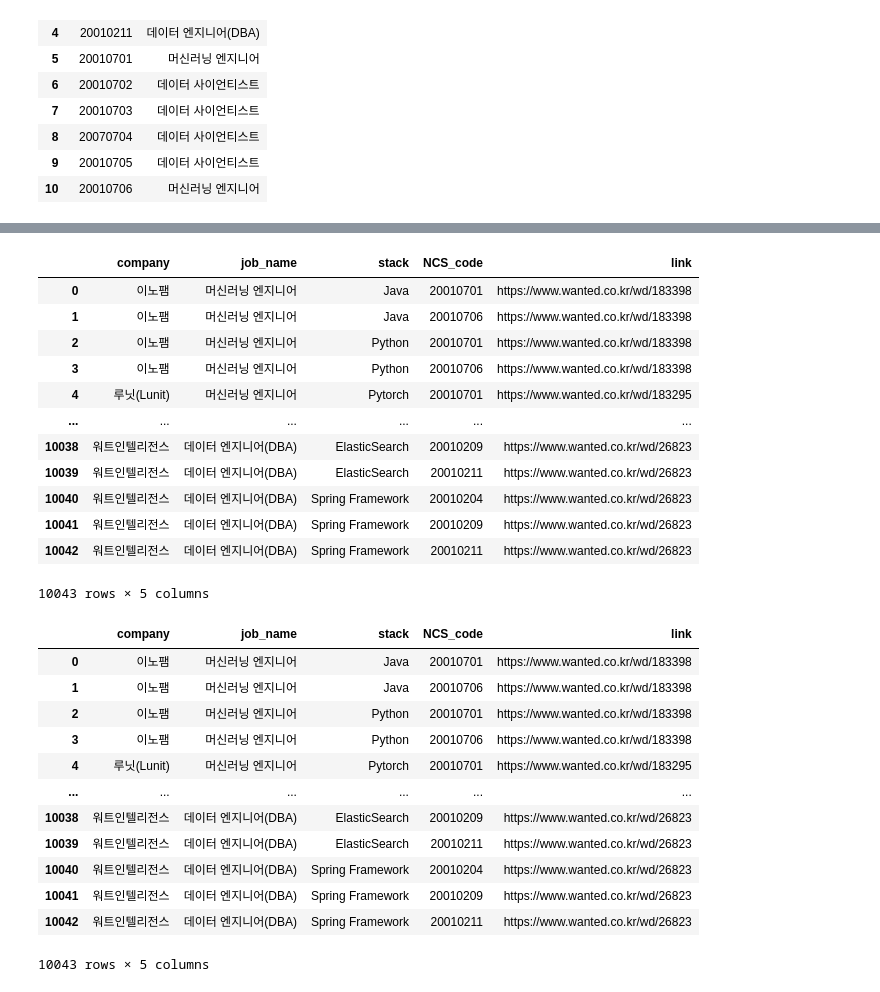
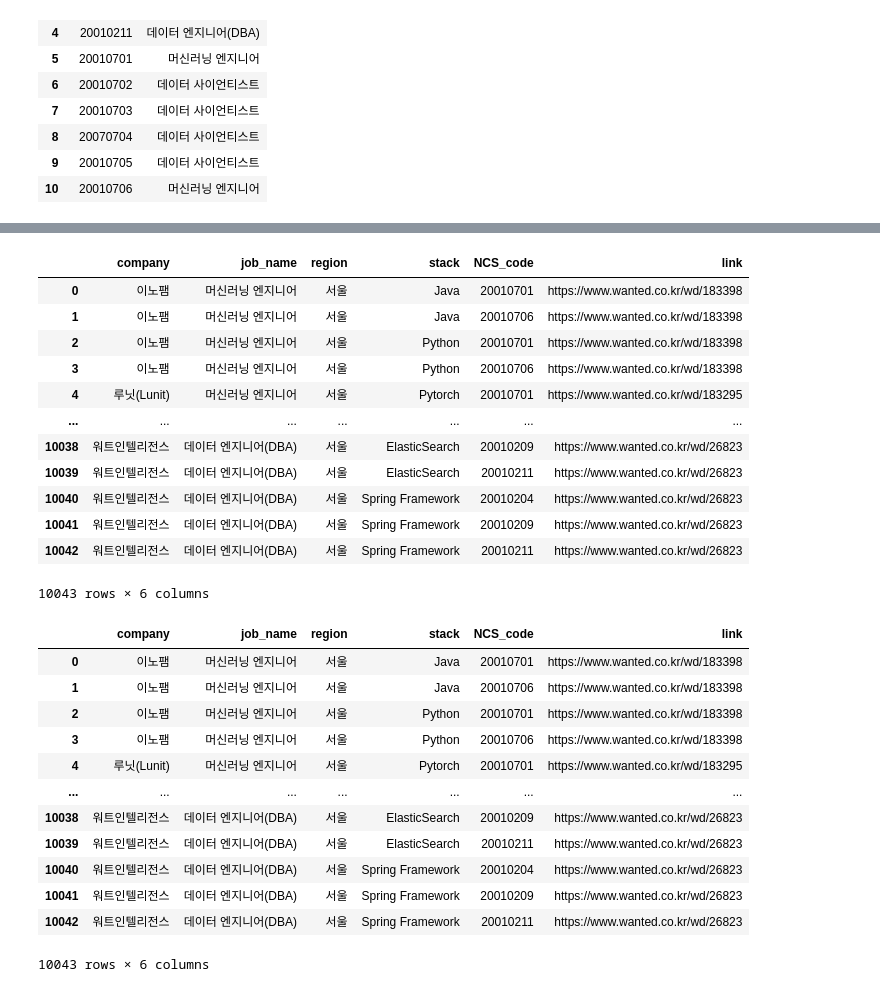
Before and after one commit to gchin97/multi_finalproject, a Jupyter notebook: 원티드_크롤링_2차.ipynb, the cells around one changed output, grey strips where cells are left out. Saved outputs shown, nothing was run; the diff lists cells and outputs as text; code cells hidden in the pictures.

```diff
--- a/원티드_크롤링_2차.ipynb
+++ b/원티드_크롤링_2차.ipynb
@@ -416,13 +416,14 @@ ncs_job.to_csv('data/NCS_jobname.csv', encoding='utf-8', index=False)
 import re
 
 # 새로운 DataFrame 생성
-new_jobs = pd.DataFrame(columns=['company', 'job_name', 'stack', 'NCS_code', 'link'], index=[0])
+new_jobs = pd.DataFrame(columns=['company', 'job_name', 'region', 'stack', 'NCS_code', 'link'], index=[0])
 new_jobs.drop(0, axis=0, inplace=True)
 
 # 각 스택별로 분리
 for i in range(len(wanted_MLE)):
     company = wanted_MLE.iloc[i, 3]
     job_name = wanted_MLE.iloc[i, 5]
+    region = wanted_MLE.iloc[i, 2]
     stack = wanted_MLE.iloc[i, 0]
     preference = wanted_MLE.iloc[i, 1]
     link = wanted_MLE.iloc[i, 4]
@@ -433,7 +434,7 @@ for i in range(len(wanted_MLE)):
         for j in stack:
             if j in stacks:
                 for ncs in ncs_code:
-                    target = pd.DataFrame({'company':company, 'job_name':job_name, 'stack':j, 'NCS_code':ncs, 'link':link}, index=[0])
+                    target = pd.DataFrame({'company':company, 'job_name':job_name, 'region':region, 'stack':j, 'NCS_code':ncs, 'link':link}, index=[0])
                     new_jobs = pd.concat([new_jobs, target], ignore_index=True, axis=0)
     elif type(preference) == list:
         for k in preference:
@@ -449,13 +450,13 @@ for i in range(len(wanted_MLE)):
                                 pass
                             else:
                                 for ncs in ncs_code:
-                                    target = pd.DataFrame({'company':company, 'job_name':job_name, 'stack':l, 'NCS_code':ncs, 'link':link}, index=[0])
+                                    target = pd.DataFrame({'company':company, 'job_name':job_name, 'region':region, 'stack':l, 'NCS_code':ncs, 'link':link}, index=[0])
                                     new_jobs = pd.concat([new_jobs, target], ignore_index=True, axis=0)
                     # 위 조건에 맞지 않는 경우
                     else:
                         for v in result:
                             for ncs in ncs_code:
-                                    target = pd.DataFrame({'company':company, 'job_name':job_name, 'stack':l, 'NCS_code':ncs, 'link':link}, index=[0])
+                                    target = pd.DataFrame({'company':company, 'job_name':job_name, 'region':region, 'stack':l, 'NCS_code':ncs, 'link':link}, index=[0])
                                     new_jobs = pd.concat([new_jobs, target], ignore_index=True, axis=0)
                 # C/C++이 아닌 경우
                 else:
@@ -467,13 +468,13 @@ for i in range(len(wanted_MLE)):
                                 pass
                             else:
                                 for ncs in ncs_code:
-                                    target = pd.DataFrame({'company':company, 'job_name':job_name, 'stack':l, 'NCS_code':ncs, 'link':link}, index=[0])
+                                    target = pd.DataFrame({'company':company, 'job_name':job_name, 'region':region, 'stack':l, 'NCS_code':ncs, 'link':link}, index=[0])
                                     new_jobs = pd.concat([new_jobs, target], ignore_index=True, axis=0)
                     # 위 조건에 맞지 않는 경우
                     else:
                         for v in result:
                             for ncs in ncs_code:
-                                    target = pd.DataFrame({'company':company, 'job_name':job_name, 'stack':l, 'NCS_code':ncs, 'link':link}, index=[0])
+                                    target = pd.DataFrame({'company':company, 'job_name':job_name, 'region':region, 'stack':l, 'NCS_code':ncs, 'link':link}, index=[0])
                                     new_jobs = pd.concat([new_jobs, target], ignore_index=True, axis=0)
 # %%
 new_jobs
@@ -496,6 +497,7 @@ new_jobs
 for i in range(len(wanted_crawling_DBA_DE)):
     company = wanted_crawling_DBA_DE.iloc[i, 3]
     job_name = wanted_crawling_DBA_DE.iloc[i, 5]
+    region = wanted_crawling_DBA_DE.iloc[i, 2]
     stack = wanted_crawling_DBA_DE.iloc[i, 0]
     preference = wanted_crawling_DBA_DE.iloc[i, 1]
     link = wanted_crawling_DBA_DE.iloc[i, 4]
@@ -506,7 +508,7 @@ for i in range(len(wanted_crawling_DBA_DE)):
         for j in stack:
             if j in stacks:
                 for ncs in ncs_code:
-                    target = pd.DataFrame({'company':company, 'job_name':job_name, 'stack':j, 'NCS_code':ncs, 'link':link}, index=[0])
+                    target = pd.DataFrame({'company':company, 'job_name':job_name, 'region':region, 'stack':j, 'NCS_code':ncs, 'link':link}, index=[0])
                     new_jobs = pd.concat([new_jobs, target], ignore_index=True, axis=0)
     elif type(preference) == list:
         for k in preference:
@@ -522,13 +524,13 @@ for i in range(len(wanted_crawling_DBA_DE)):
                                 pass
                             else:
                                 for ncs in ncs_code:
-                                    target = pd.DataFrame({'company':company, 'job_name':job_name, 'stack':l, 'NCS_code':ncs, 'link':link}, index=[0])
+                                    target = pd.DataFrame({'company':company, 'job_name':job_name, 'region':region, 'stack':l, 'NCS_code':ncs, 'link':link}, index=[0])
                                     new_jobs = pd.concat([new_jobs, target], ignore_index=True, axis=0)
                     # 위 조건에 맞지 않는 경우
                     else:
                         for v in result:
                             for ncs in ncs_code:
-                                    target = pd.DataFrame({'company':company, 'job_name':job_name, 'stack':l, 'NCS_code':ncs, 'link':link}, index=[0])
+                                    target = pd.DataFrame({'company':company, 'job_name':job_name, 'region':region, 'stack':l, 'NCS_code':ncs, 'link':link}, index=[0])
                                     new_jobs = pd.concat([new_jobs, target], ignore_index=True, axis=0)
                 # C/C++이 아닌 경우
                 else:
@@ -540,46 +542,46 @@ for i in range(len(wanted_crawling_DBA_DE)):
                                 pass
                             else:
                                 for ncs in ncs_code:
-                                    target = pd.DataFrame({'company':company, 'job_name':job_name, 'stack':l, 'NCS_code':ncs, 'link':link}, index=[0])
+                                    target = pd.DataFrame({'company':company, 'job_name':job_name, 'region':region, 'stack':l, 'NCS_code':ncs, 'link':link}, index=[0])
                                     new_jobs = pd.concat([new_jobs, target], ignore_index=True, axis=0)
                     # 위 조건에 맞지 않는 경우
                     else:
                         for v in result:
                             for ncs in ncs_code:
-                                    target = pd.DataFrame({'company':company, 'job_name':job_name, 'stack':l, 'NCS_code':ncs, 'link':link}, index=[0])
+                                    target = pd.DataFrame({'company':company, 'job_name':job_name, 'region':region, 'stack':l, 'NCS_code':ncs, 'link':link}, index=[0])
                                     new_jobs = pd.concat([new_jobs, target], ignore_index=True, axis=0)
 # %%
 new_jobs
 # %% [output]
-|  | company | job_name | stack | NCS_code | link |
-| 0 | 이노팸 | 머신러닝 엔지니어 | Java | 20010701 | https://www.wanted.co.kr/wd/183398 |
-| 1 | 이노팸 | 머신러닝 엔지니어 | Java | 20010706 | https://www.wanted.co.kr/wd/183398 |
-| 2 | 이노팸 | 머신러닝 엔지니어 | Python | 20010701 | https://www.wanted.co.kr/wd/183398 |
-| 3 | 이노팸 | 머신러닝 엔지니어 | Python | 20010706 | https://www.wanted.co.kr/wd/183398 |
-| 4 | 루닛(Lunit) | 머신러닝 엔지니어 | Pytorch | 20010701 | https://www.wanted.co.kr/wd/183295 |
-| ... | ... | ... | ... | ... | ... |
-| 10038 | 워트인텔리전스 | 데이터 엔지니어(DBA) | ElasticSearch | 20010209 | https://www.wanted.co.kr/wd/26823 |
-| 10039 | 워트인텔리전스 | 데이터 엔지니어(DBA) | ElasticSearch | 20010211 | https://www.wanted.co.kr/wd/26823 |
-| 10040 | 워트인텔리전스 | 데이터 엔지니어(DBA) | Spring Framework | 20010204 | https://www.wanted.co.kr/wd/26823 |
-| 10041 | 워트인텔리전스 | 데이터 엔지니어(DBA) | Spring Framework | 20010209 | https://www.wanted.co.kr/wd/26823 |
-| 10042 | 워트인텔리전스 | 데이터 엔지니어(DBA) | Spring Framework | 20010211 | https://www.wanted.co.kr/wd/26823 |
+|  | company | job_name | region | stack | NCS_code | link |
+| 0 | 이노팸 | 머신러닝 엔지니어 | 서울 | Java | 20010701 | https://www.wanted.co.kr/wd/183398 |
+| 1 | 이노팸 | 머신러닝 엔지니어 | 서울 | Java | 20010706 | https://www.wanted.co.kr/wd/183398 |
+| 2 | 이노팸 | 머신러닝 엔지니어 | 서울 | Python | 20010701 | https://www.wanted.co.kr/wd/183398 |
+| 3 | 이노팸 | 머신러닝 엔지니어 | 서울 | Python | 20010706 | https://www.wanted.co.kr/wd/183398 |
+| 4 | 루닛(Lunit) | 머신러닝 엔지니어 | 서울 | Pytorch | 20010701 | https://www.wanted.co.kr/wd/183295 |
+| ... | ... | ... | ... | ... | ... | ... |
+| 10038 | 워트인텔리전스 | 데이터 엔지니어(DBA) | 서울 | ElasticSearch | 20010209 | https://www.wanted.co.kr/wd/26823 |
+| 10039 | 워트인텔리전스 | 데이터 엔지니어(DBA) | 서울 | ElasticSearch | 20010211 | https://www.wanted.co.kr/wd/26823 |
+| 10040 | 워트인텔리전스 | 데이터 엔지니어(DBA) | 서울 | Spring Framework | 20010204 | https://www.wanted.co.kr/wd/26823 |
+| 10041 | 워트인텔리전스 | 데이터 엔지니어(DBA) | 서울 | Spring Framework | 20010209 | https://www.wanted.co.kr/wd/26823 |
+| 10042 | 워트인텔리전스 | 데이터 엔지니어(DBA) | 서울 | Spring Framework | 20010211 | https://www.wanted.co.kr/wd/26823 |
-10043 rows × 5 columns
+10043 rows × 6 columns
 # %%
-new_jobs.drop_duplicates(['company', 'job_name', 'stack', 'NCS_code', 'link'], ignore_index=True, inplace=True)
+new_jobs.drop_duplicates(['company', 'job_name', 'region', 'stack', 'NCS_code', 'link'], ignore_index=True, inplace=True)
 new_jobs
 # %% [output]
-|  | company | job_name | stack | NCS_code | link |
-| 0 | 이노팸 | 머신러닝 엔지니어 | Java | 20010701 | https://www.wanted.co.kr/wd/183398 |
-| 1 | 이노팸 | 머신러닝 엔지니어 | Java | 20010706 | https://www.wanted.co.kr/wd/183398 |
-| 2 | 이노팸 | 머신러닝 엔지니어 | Python | 20010701 | https://www.wanted.co.kr/wd/183398 |
-| 3 | 이노팸 | 머신러닝 엔지니어 | Python | 20010706 | https://www.wanted.co.kr/wd/183398 |
-| 4 | 루닛(Lunit) | 머신러닝 엔지니어 | Pytorch | 20010701 | https://www.wanted.co.kr/wd/183295 |
-| ... | ... | ... | ... | ... | ... |
-| 10038 | 워트인텔리전스 | 데이터 엔지니어(DBA) | ElasticSearch | 20010209 | https://www.wanted.co.kr/wd/26823 |
-| 10039 | 워트인텔리전스 | 데이터 엔지니어(DBA) | ElasticSearch | 20010211 | https://www.wanted.co.kr/wd/26823 |
-| 10040 | 워트인텔리전스 | 데이터 엔지니어(DBA) | Spring Framework | 20010204 | https://www.wanted.co.kr/wd/26823 |
-| 10041 | 워트인텔리전스 | 데이터 엔지니어(DBA) | Spring Framework | 20010209 | https://www.wanted.co.kr/wd/26823 |
-| 10042 | 워트인텔리전스 | 데이터 엔지니어(DBA) | Spring Framework | 20010211 | https://www.wanted.co.kr/wd/26823 |
+|  | company | job_name | region | stack | NCS_code | link |
+| 0 | 이노팸 | 머신러닝 엔지니어 | 서울 | Java | 20010701 | https://www.wanted.co.kr/wd/183398 |
+| 1 | 이노팸 | 머신러닝 엔지니어 | 서울 | Java | 20010706 | https://www.wanted.co.kr/wd/183398 |
+| 2 | 이노팸 | 머신러닝 엔지니어 | 서울 | Python | 20010701 | https://www.wanted.co.kr/wd/183398 |
+| 3 | 이노팸 | 머신러닝 엔지니어 | 서울 | Python | 20010706 | https://www.wanted.co.kr/wd/183398 |
+| 4 | 루닛(Lunit) | 머신러닝 엔지니어 | 서울 | Pytorch | 20010701 | https://www.wanted.co.kr/wd/183295 |
+| ... | ... | ... | ... | ... | ... | ... |
+| 10038 | 워트인텔리전스 | 데이터 엔지니어(DBA) | 서울 | ElasticSearch | 20010209 | https://www.wanted.co.kr/wd/26823 |
+| 10039 | 워트인텔리전스 | 데이터 엔지니어(DBA) | 서울 | ElasticSearch | 20010211 | https://www.wanted.co.kr/wd/26823 |
+| 10040 | 워트인텔리전스 | 데이터 엔지니어(DBA) | 서울 | Spring Framework | 20010204 | https://www.wanted.co.kr/wd/26823 |
+| 10041 | 워트인텔리전스 | 데이터 엔지니어(DBA) | 서울 | Spring Framework | 20010209 | https://www.wanted.co.kr/wd/26823 |
+| 10042 | 워트인텔리전스 | 데이터 엔지니어(DBA) | 서울 | Spring Framework | 20010211 | https://www.wanted.co.kr/wd/26823 |
-10043 rows × 5 columns
+10043 rows × 6 columns
 # %%
 new_jobs.to_csv('data/원티드_채용공고_DE_DBA_MLE_테이블화.csv', encoding='utf-8', index=False)
```
Also changed, not shown: parts of 1 cell of this notebook.
